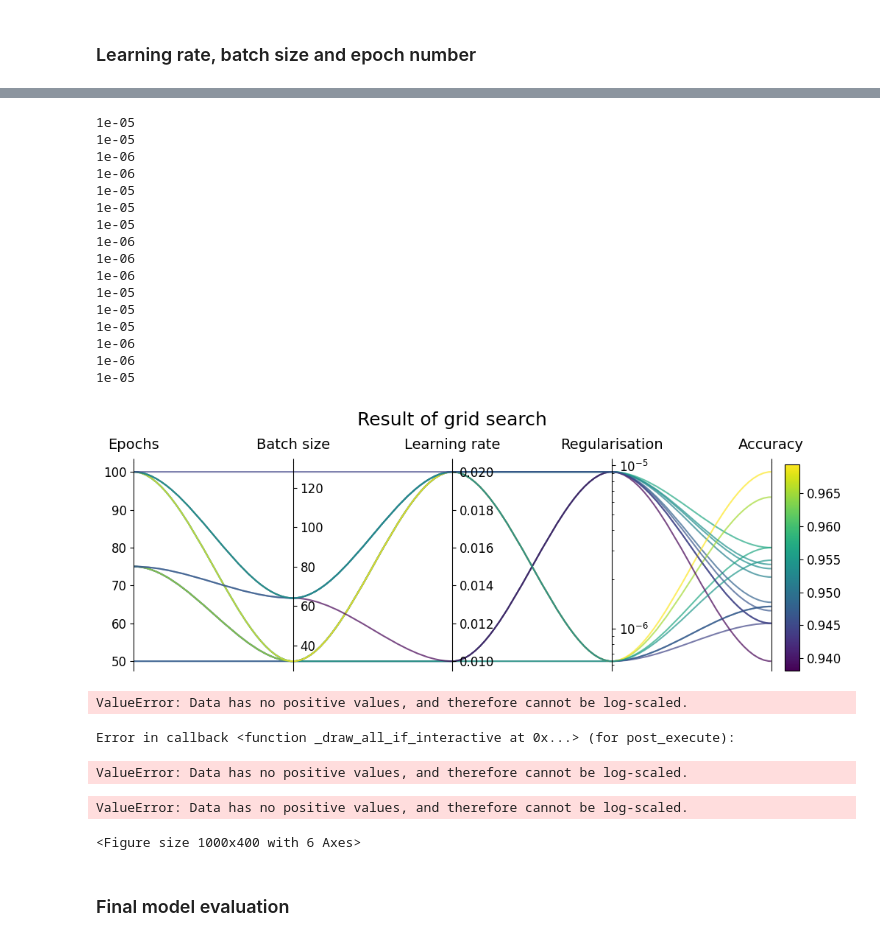
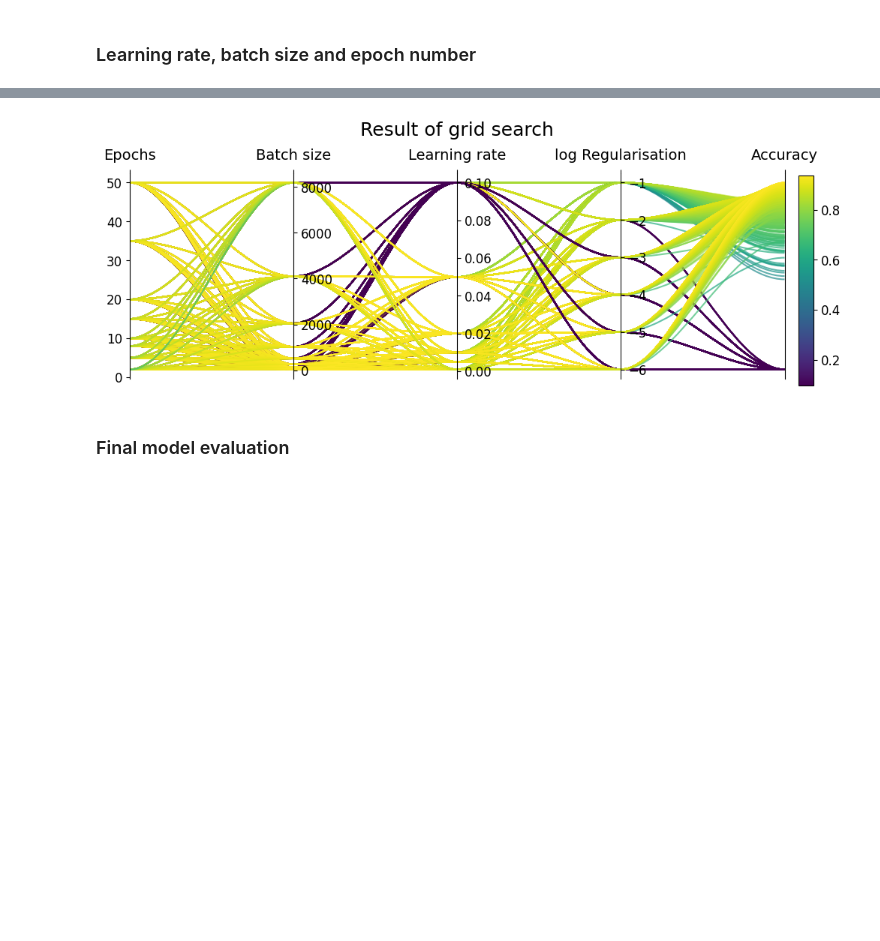
Before and after one commit to jonatanwins/Project3_FYS_STK4155, a Jupyter notebook: Runs/a_multinomial.ipynb, the cells around one changed output, grey strips where cells are left out. Cells and saved outputs as stored; diff of their text form; code cells hidden in the pictures; blank space fills up the shorter version.

```diff
--- a/Runs/a_multinomial.ipynb
+++ b/Runs/a_multinomial.ipynb
@@ -187,77 +187,31 @@ result_filepath = "Results/multinomial_28.json"
 # %%
-run_list = load_run_from_file("Results/multinomial_8.json")
+run_list = load_run_from_file("Results/multinomial_28.json")
 
 
 data = {
     "Epochs": [],
     "Batch size": [],
     "Learning rate": [],
-    "Regularisation": [],
+    "log Regularisation": [],
     "Accuracy": [],
 }
 
 for run in run_list:
 
     ## TODO HANDLE
-    if run["test_accuracy"] >= 0.92:
-
-        print(run["lam"])
+    if run["test_accuracy"] >= 0:#0.92:
 
         if run["lam"] > 0:
 
             data["Epochs"].append(run["epochs"])
             data["Batch size"].append(run["batch_size"])
             data["Learning rate"].append(run["lr"])
-            data["Regularisation"].append(run["lam"])
+            data["log Regularisation"].append(np.log10(run["lam"]))
             data["Accuracy"].append(run["train_accuracy"])
 
 plot_grid_search_result(data)
-
-data = {
-    "Epochs": [],
-    "Batch size": [],
-    "Learning rate": [],
-    "Regularisation": [],
-    "Accuracy": [],
-}
-
-for run in run_list:
-
-    ## TODO HANDLE
-    if run["test_accuracy"] <= 0.92 and run["test_accuracy"] >= 0.5:
-
-        if run["lam"] > 0:
-
-            data["Epochs"].append(run["epochs"])
-            data["Batch size"].append(run["batch_size"])
-            data["Learning rate"].append(run["lr"])
-            data["Regularisation"].append(run["lam"])
-            data["Accuracy"].append(run["train_accuracy"])
-
-plot_grid_search_result(data)
 # %% [output]
-1e-05
-1e-05
-1e-06
-1e-06
-1e-05
-1e-05
-1e-05
-1e-06
-1e-06
-1e-06
-1e-05
-1e-05
-1e-05
-1e-06
-1e-06
-1e-05
-[figure, old version]
+[figure, new version]
-ValueError: Data has no positive values, and therefore cannot be log-scaled.
-Error in callback <function _draw_all_if_interactive at 0x...> (for post_execute):
-ValueError: Data has no positive values, and therefore cannot be log-scaled.
-ValueError: Data has no positive values, and therefore cannot be log-scaled.
-<Figure size 1000x400 with 6 Axes>
 # %% [markdown]
 ### Final model evaluation
 # %%
```
Also changed, not shown: parts of 4 cells of this notebook, 2 other files.
